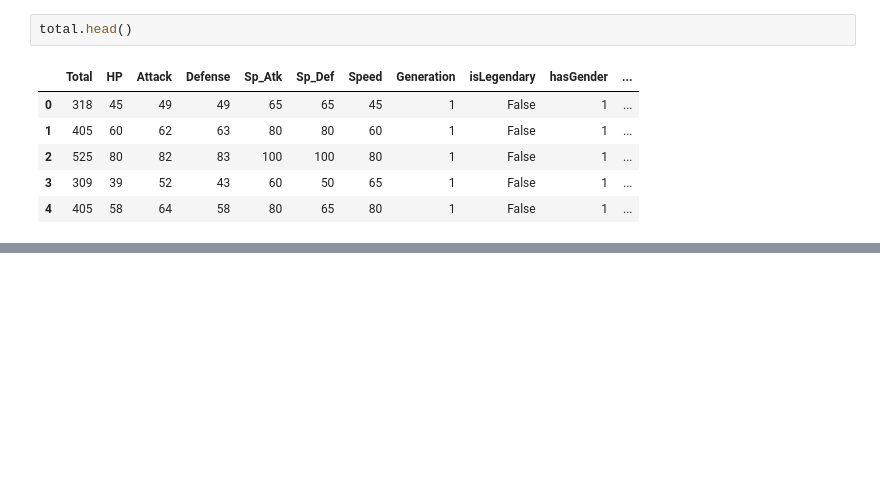
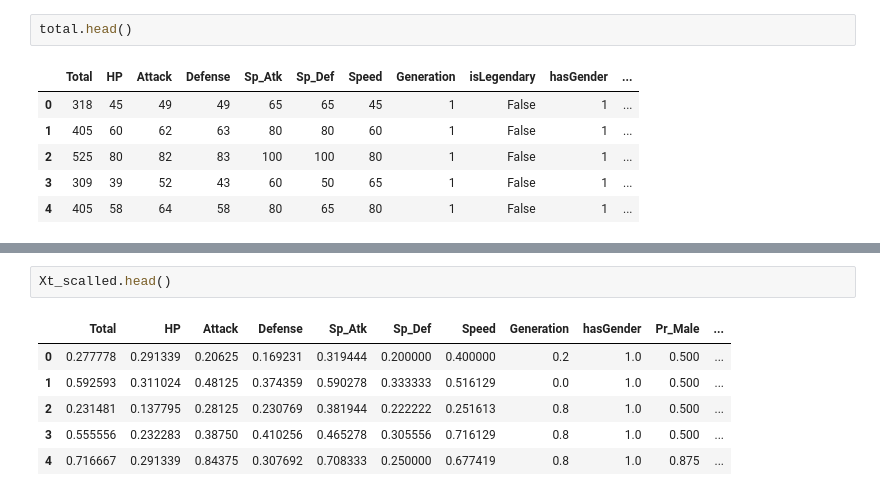
Before and after one commit to isoori/Pok-mon, a Jupyter notebook: Untitled.ipynb, the cells around one changed output, grey strips where cells are left out. Drawn from its saved outputs; the diff is of its cells as text; blank space fills up the shorter version.

```diff
--- a/Untitled.ipynb
+++ b/Untitled.ipynb
@@ -113,0 +142,9 @@ total.head()
+# %%
+Xt_scalled.head()
+# %% [output]
+|  | Total | HP | Attack | Defense | Sp_Atk | Sp_Def | Speed | Generation | hasGender | Pr_Male | ... |
+| 0 | 0.277778 | 0.291339 | 0.20625 | 0.169231 | 0.319444 | 0.200000 | 0.400000 | 0.2 | 1.0 | 0.500 | ... |
+| 1 | 0.592593 | 0.311024 | 0.48125 | 0.374359 | 0.590278 | 0.333333 | 0.516129 | 0.0 | 1.0 | 0.500 | ... |
+| 2 | 0.231481 | 0.137795 | 0.28125 | 0.230769 | 0.381944 | 0.222222 | 0.251613 | 0.8 | 1.0 | 0.500 | ... |
+| 3 | 0.555556 | 0.232283 | 0.38750 | 0.410256 | 0.465278 | 0.305556 | 0.716129 | 0.8 | 1.0 | 0.500 | ... |
+| 4 | 0.716667 | 0.291339 | 0.84375 | 0.307692 | 0.708333 | 0.250000 | 0.677419 | 0.8 | 1.0 | 0.875 | ... |
```
Also changed, not shown: parts of 7 cells of this notebook.
